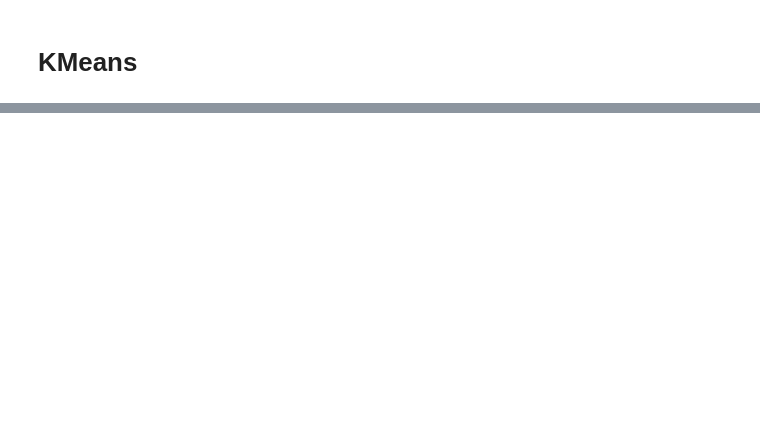
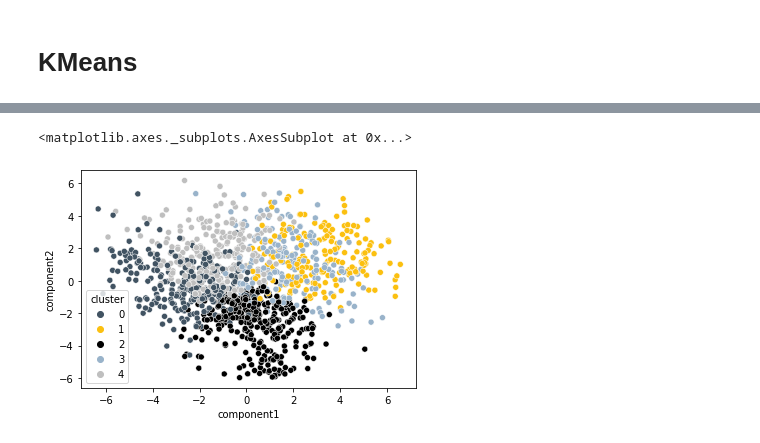
Before and after one commit to Hala-Alsouly/SDA-Capstone, a Jupyter notebook: Unsupervised ML.ipynb, the cells around one changed output, grey strips where cells are left out. Cells and saved outputs as stored; diff of their text form; code cells hidden in the pictures; blank space fills up the shorter version.

```diff
--- a/Unsupervised ML.ipynb
+++ b/Unsupervised ML.ipynb
@@ -428,0 +454,21 @@ sns.scatterplot(data=mds,x = "component1",y="component2",hue="cluster")
+# %%
+df1 = df.copy()
+
+X1= df1.drop('Victim of cybercrime',axis=1)
+
+
+kmeans = KMeans(n_clusters=5)
+
+y = kmeans.fit_predict(X1)
+
+df1['Cluster'] = y
+# %%
+pca = PCA(2)
+data = pd.DataFrame(pca.fit_transform(df1.drop(['Cluster','Victim of cybercrime'],axis=1)),
+             columns = ['component1','component2'])
+data['cluster'] = df1['Cluster']
+
+sns.scatterplot(data=data,x = "component1",y="component2",hue="cluster",palette=['#415362','#fbc010', '#000000','#99B3CA', '#BFBFBF'])
+# %% [output]
+<matplotlib.axes._subplots.AxesSubplot at 0x...>
+[figure, added]
```
Also changed, not shown: parts of 27 cells of this notebook.
